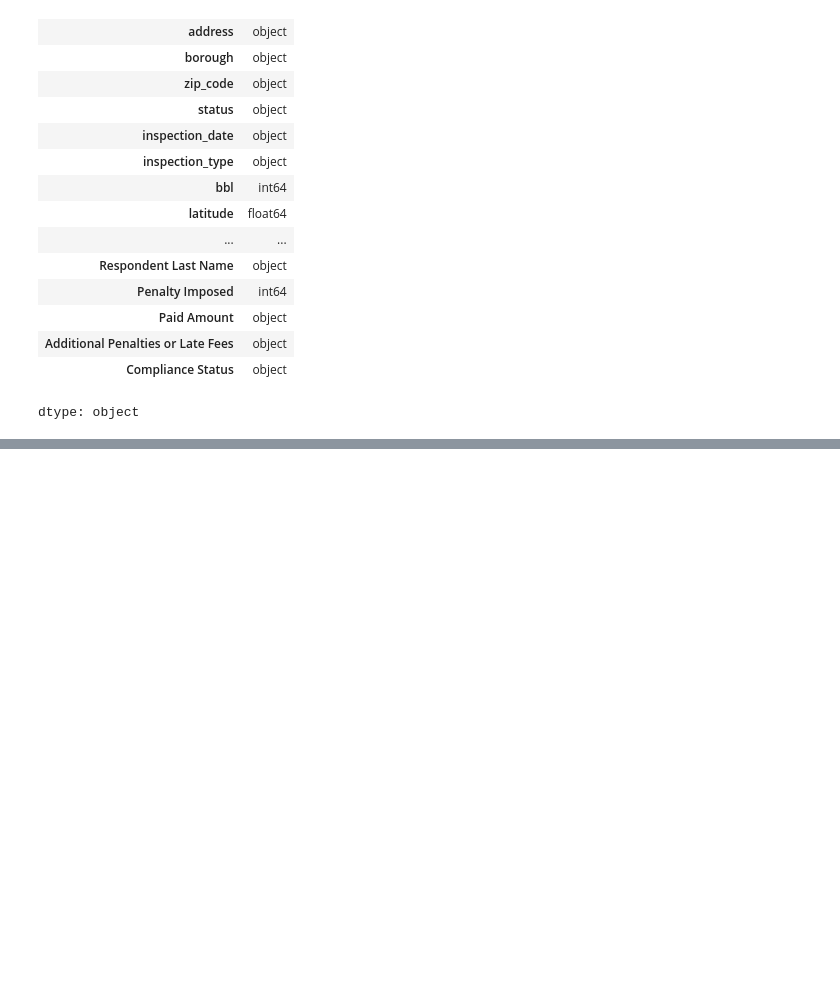
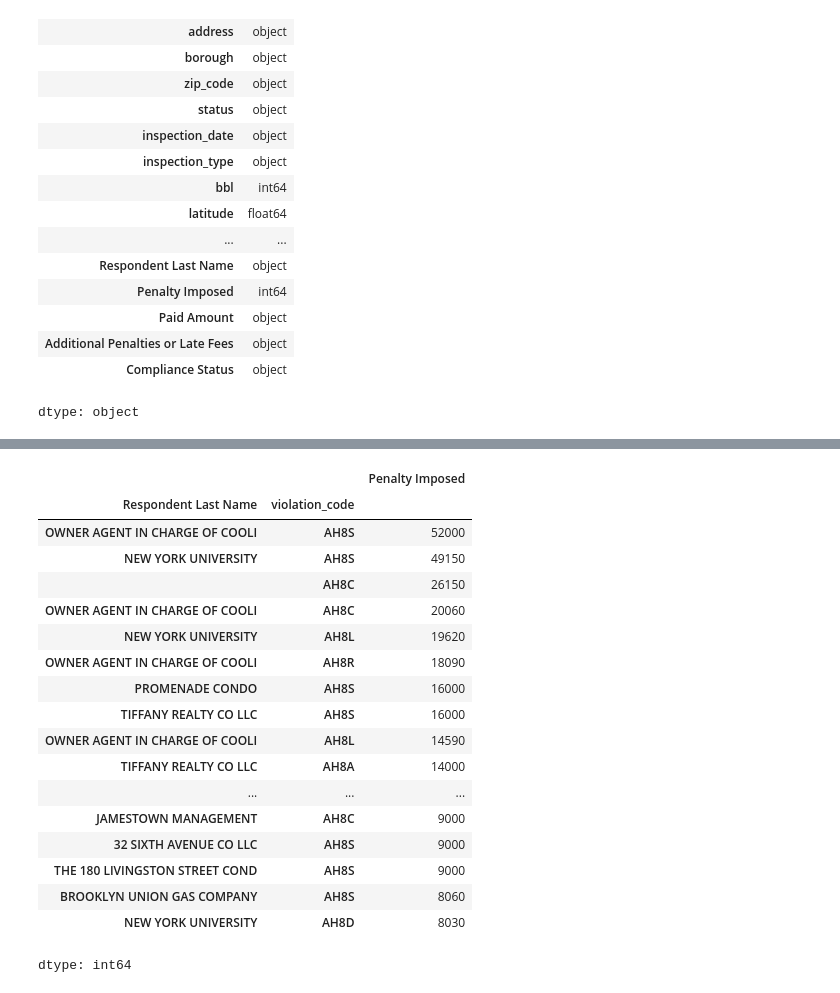
Before and after one commit to bigbirdjones/laguardia_data_analytics, a Jupyter notebook: NYC_Cooling_Tower_System_Inspection_Results_EDA.ipynb, the cells around one changed output, grey strips where cells are left out. Saved outputs shown, nothing was run; the diff lists cells and outputs as text; code cells hidden in the pictures; blank space fills up the shorter version.

```diff
--- a/NYC_Cooling_Tower_System_Inspection_Results_EDA.ipynb
+++ b/NYC_Cooling_Tower_System_Inspection_Results_EDA.ipynb
@@ -245,0 +258,4 @@ defendents_paid = violations_df.groupby(['Respondent Last Name'])['Paid Amount']
+# %%
+penalty_per_type = violations_df.groupby(['Respondent Last Name', 'violation_code'])['Penalty Imposed'].sum()
+
+top_violation_types = penalty_per_type.sort_values(ascending=False).head(30)
@@ -245,0 +306,22 @@ defendents_paid = violations_df.groupby(['Respondent Last Name'])['Paid Amount']
+# %%
+top_violation_types
+# %% [output]
+|  |  | Penalty Imposed |
+| Respondent Last Name | violation_code |  |
+| OWNER AGENT IN CHARGE OF COOLI | AH8S | 52000 |
+| NEW YORK UNIVERSITY | AH8S | 49150 |
+|  | AH8C | 26150 |
+| OWNER AGENT IN CHARGE OF COOLI | AH8C | 20060 |
+| NEW YORK UNIVERSITY | AH8L | 19620 |
+| OWNER AGENT IN CHARGE OF COOLI | AH8R | 18090 |
+| PROMENADE CONDO | AH8S | 16000 |
+| TIFFANY REALTY CO LLC | AH8S | 16000 |
+| OWNER AGENT IN CHARGE OF COOLI | AH8L | 14590 |
+| TIFFANY REALTY CO LLC | AH8A | 14000 |
+| ... | ... | ... |
+| JAMESTOWN MANAGEMENT | AH8C | 9000 |
+| 32 SIXTH AVENUE CO LLC | AH8S | 9000 |
+| THE 180 LIVINGSTON STREET COND | AH8S | 9000 |
+| BROOKLYN UNION GAS COMPANY | AH8S | 8060 |
+| NEW YORK UNIVERSITY | AH8D | 8030 |
+dtype: int64
```
Also changed, not shown: parts of 17 cells of this notebook.
